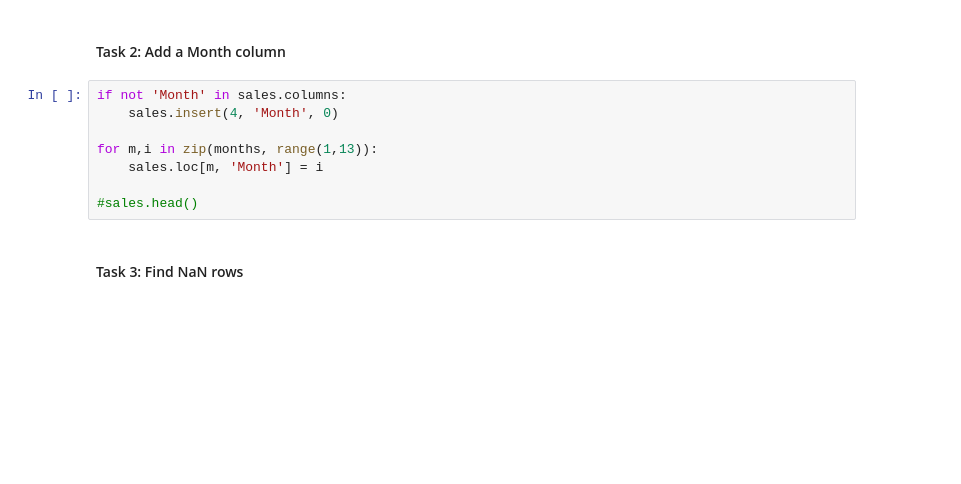
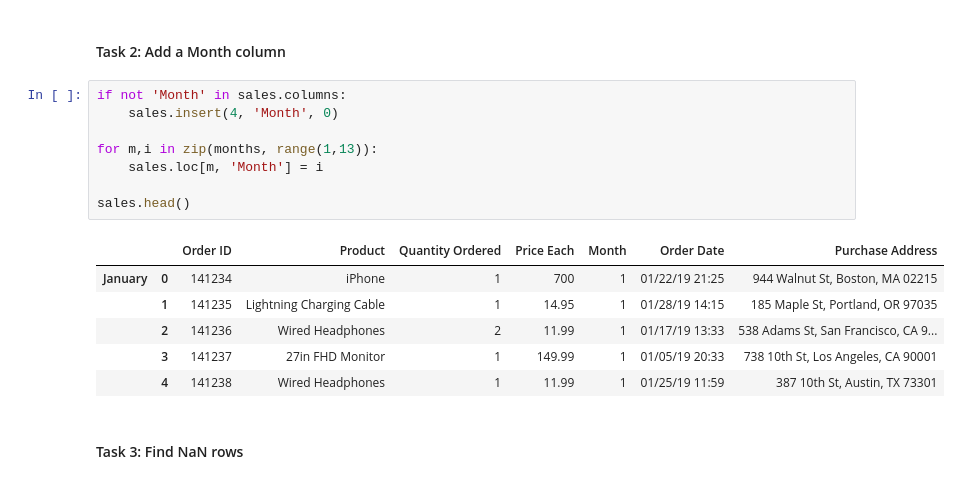
Before and after one commit to rajivalbino/PyVision, a Jupyter notebook: hello/Pandas/SalesAnalysis/sales-analysis.ipynb, the cells around one changed output. Cells and saved outputs as stored; diff of their text form; blank space fills up the shorter version.

```diff
--- a/hello/Pandas/SalesAnalysis/sales-analysis.ipynb
+++ b/hello/Pandas/SalesAnalysis/sales-analysis.ipynb
@@ -18,11 +25,18 @@ sales = pd.concat(sales_list, keys=months)
 # %%
 if not 'Month' in sales.columns:
     sales.insert(4, 'Month', 0)
 
 for m,i in zip(months, range(1,13)):
     sales.loc[m, 'Month'] = i
 
-#sales.head()
+sales.head()
+# %% [output]
+|  |  | Order ID | Product | Quantity Ordered | Price Each | Month | Order Date | Purchase Address |
+| January | 0 | 141234 | iPhone | 1 | 700 | 1 | 01/22/19 21:25 | 944 Walnut St, Boston, MA 02215 |
+|  | 1 | 141235 | Lightning Charging Cable | 1 | 14.95 | 1 | 01/28/19 14:15 | 185 Maple St, Portland, OR 97035 |
+|  | 2 | 141236 | Wired Headphones | 2 | 11.99 | 1 | 01/17/19 13:33 | 538 Adams St, San Francisco, CA 9... |
+|  | 3 | 141237 | 27in FHD Monitor | 1 | 149.99 | 1 | 01/05/19 20:33 | 738 10th St, Los Angeles, CA 90001 |
+|  | 4 | 141238 | Wired Headphones | 1 | 11.99 | 1 | 01/25/19 11:59 | 387 10th St, Austin, TX 73301 |
 # %% [markdown]
 #### Task 3: Find NaN rows
 # %%
```
Also changed, not shown: parts of 2 cells of this notebook.
